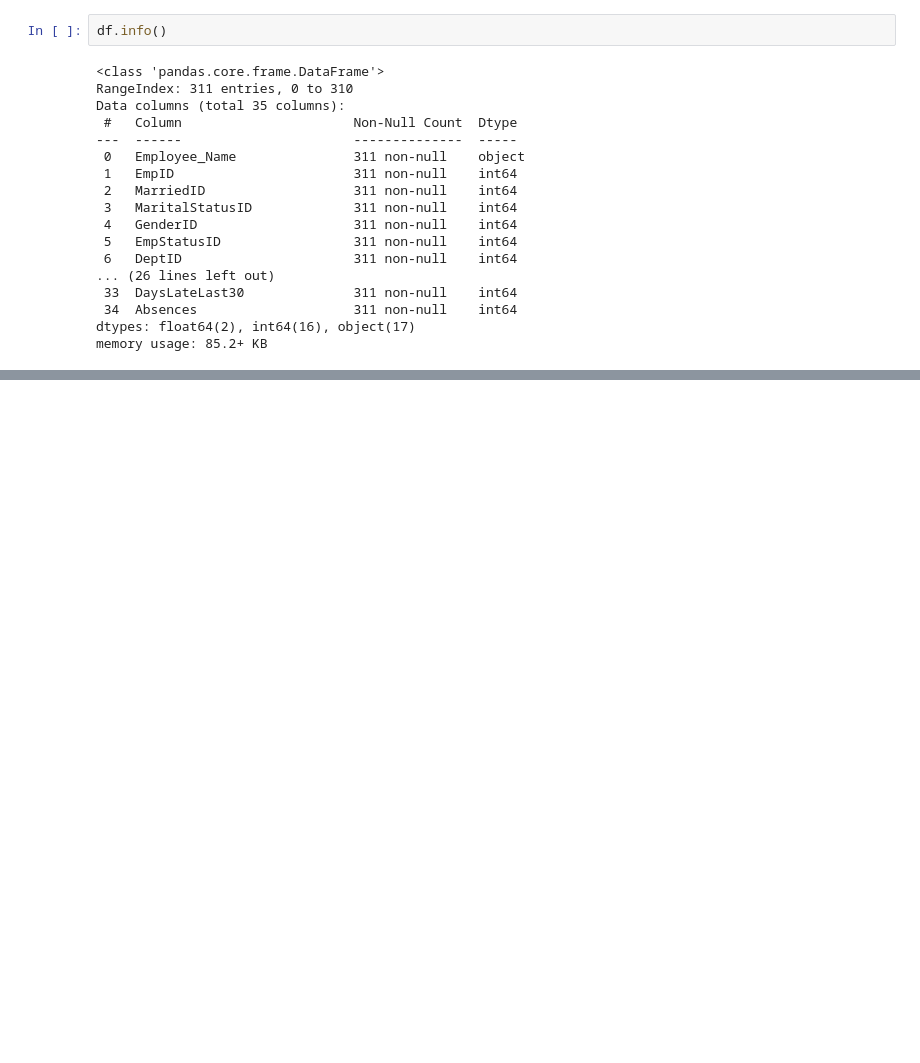
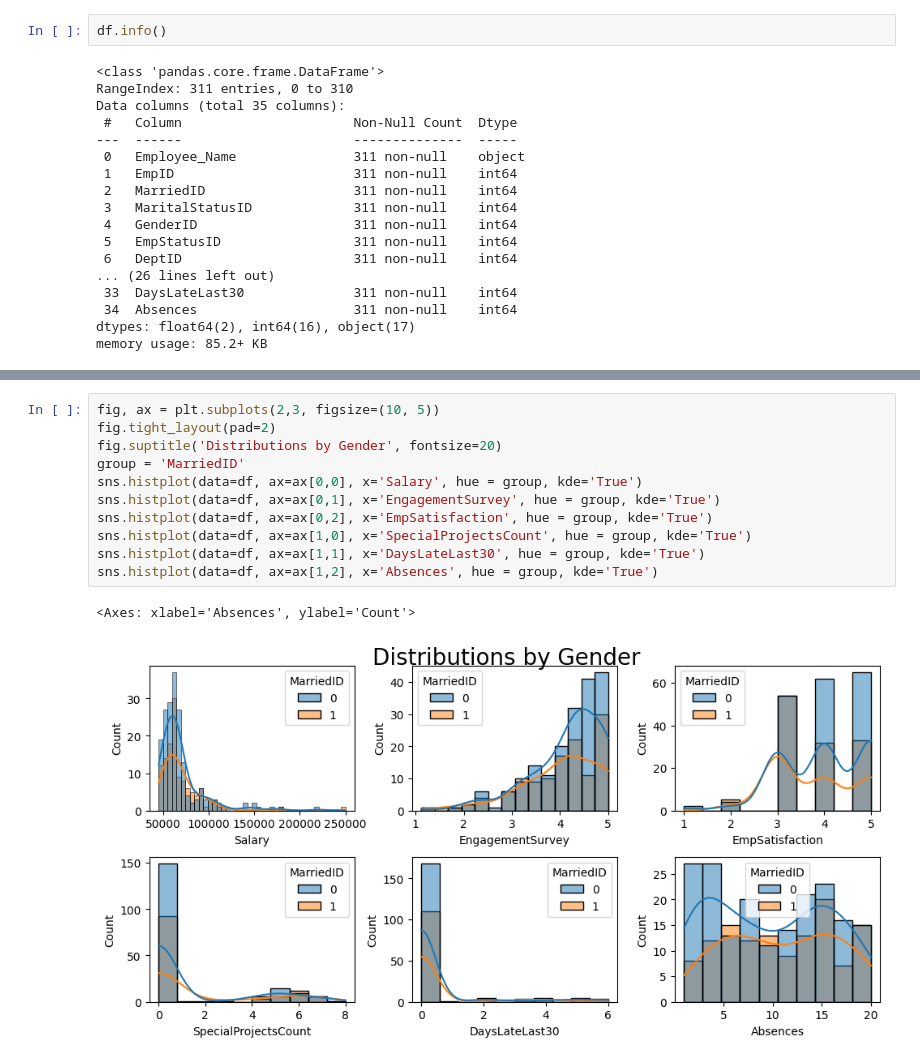
Before and after one commit to oscarbowie/OESON_Project_2, a Jupyter notebook: OESON_Project_2.ipynb, the cells around one changed output, grey strips where cells are left out. Cells and saved outputs as stored; diff of their text form; blank space fills up the shorter version.

Commit message:
Distributions by Gender added

```diff
--- a/OESON_Project_2.ipynb
+++ b/OESON_Project_2.ipynb
@@ -45,0 +46,14 @@ sns.heatmap(d.corr(), cmap="YlGnBu", annot=True)
+# %%
+fig, ax = plt.subplots(2,3, figsize=(10, 5))
+fig.tight_layout(pad=2)
+fig.suptitle('Distributions by Gender', fontsize=20)
+group = 'MarriedID'
+sns.histplot(data=df, ax=ax[0,0], x='Salary', hue = group, kde='True')
+sns.histplot(data=df, ax=ax[0,1], x='EngagementSurvey', hue = group, kde='True')
+sns.histplot(data=df, ax=ax[0,2], x='EmpSatisfaction', hue = group, kde='True')
+sns.histplot(data=df, ax=ax[1,0], x='SpecialProjectsCount', hue = group, kde='True')
+sns.histplot(data=df, ax=ax[1,1], x='DaysLateLast30', hue = group, kde='True')
+sns.histplot(data=df, ax=ax[1,2], x='Absences', hue = group, kde='True')
+# %% [output]
+<Axes: xlabel='Absences', ylabel='Count'>
+[figure, added]
```
Also changed, not shown: parts of 2 cells of this notebook.
